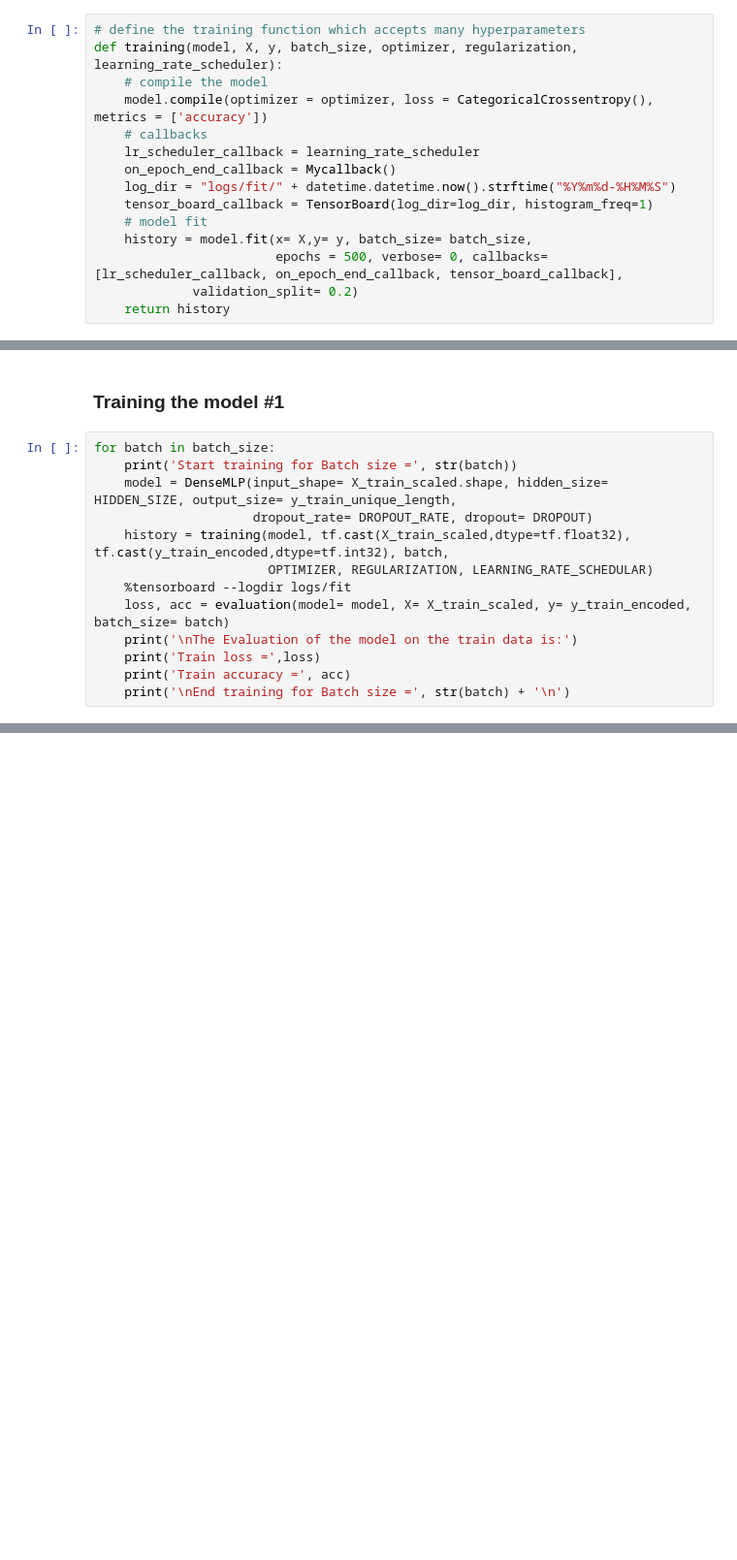
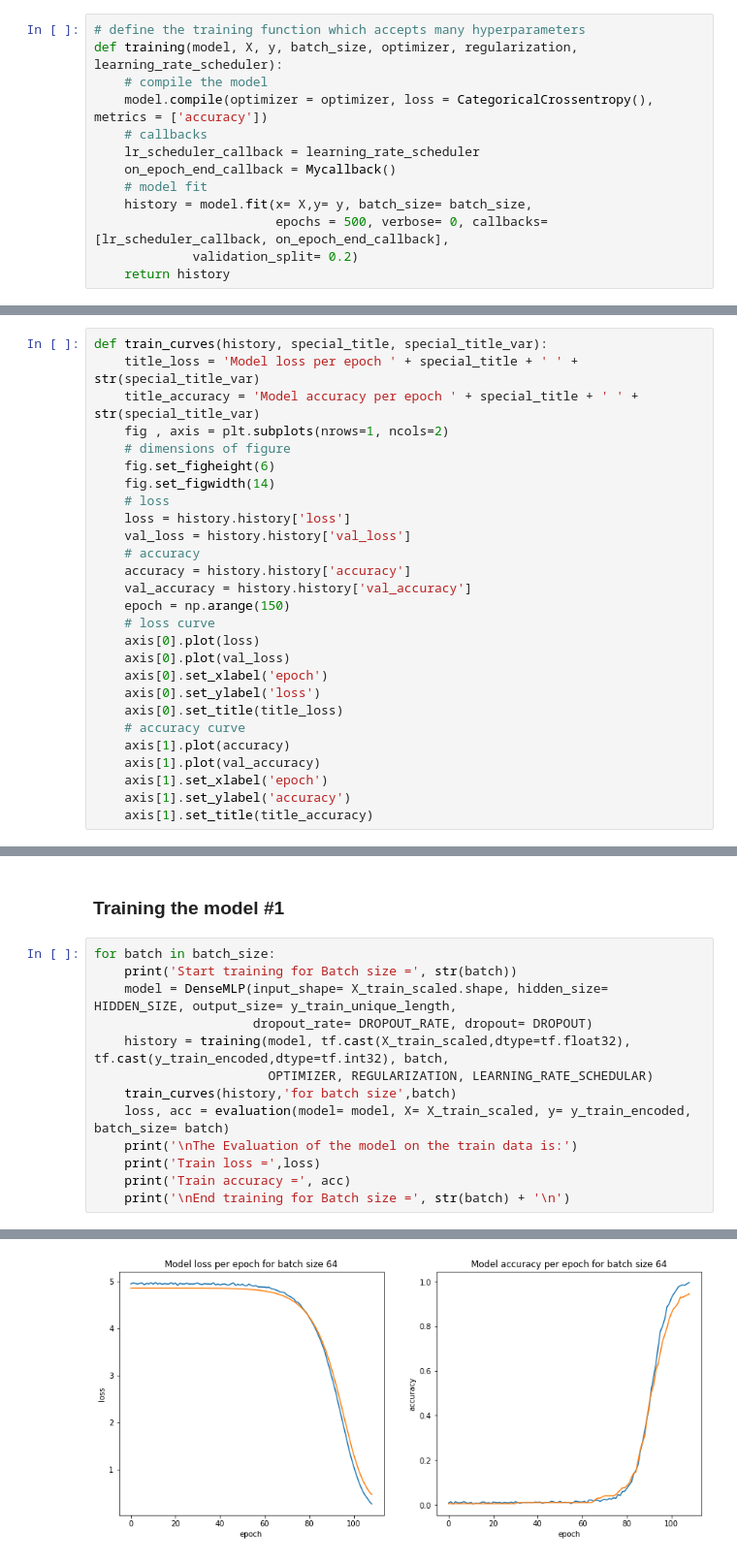
Before and after one commit to mahmodKhaled/Leaf-Classification, a Jupyter notebook: leaf_classification.ipynb, the cells around one changed output, grey strips where cells are left out. Shown at 97% size. Saved outputs shown, nothing was run; the diff lists cells and outputs as text; blank space fills up the shorter version.

Commit message:
replace tensorboard with matplotlib plots

```diff
--- a/leaf_classification.ipynb
+++ b/leaf_classification.ipynb
@@ -475,10 +472,8 @@ def training(model, X, y, batch_size, optimizer, regularization, learning_rate_s
     # callbacks
     lr_scheduler_callback = learning_rate_scheduler
     on_epoch_end_callback = Mycallback()
-    log_dir = "logs/fit/" + datetime.datetime.now().strftime("%Y%m%d-%H%M%S")
-    tensor_board_callback = TensorBoard(log_dir=log_dir, histogram_freq=1)
     # model fit
     history = model.fit(x= X,y= y, batch_size= batch_size,
-                        epochs = 500, verbose= 0, callbacks= [lr_scheduler_callback, on_epoch_end_callback, tensor_board_callback],
+                        epochs = 500, verbose= 0, callbacks= [lr_scheduler_callback, on_epoch_end_callback],
              validation_split= 0.2)
     return history
@@ -492,3 +489,30 @@ def evaluation(model, X, y, batch_size):
+# %%
+def train_curves(history, special_title, special_title_var):
+    title_loss = 'Model loss per epoch ' + special_title + ' ' + str(special_title_var)
+    title_accuracy = 'Model accuracy per epoch ' + special_title + ' ' + str(special_title_var)
+    fig , axis = plt.subplots(nrows=1, ncols=2)
+    # dimensions of figure
+    fig.set_figheight(6)
+    fig.set_figwidth(14)
+    # loss
+    loss = history.history['loss']
+    val_loss = history.history['val_loss']
+    # accuracy
+    accuracy = history.history['accuracy']
+    val_accuracy = history.history['val_accuracy']
+    epoch = np.arange(150)
+    # loss curve
+    axis[0].plot(loss)
+    axis[0].plot(val_loss)
+    axis[0].set_xlabel('epoch')
+    axis[0].set_ylabel('loss')
+    axis[0].set_title(title_loss)
+    # accuracy curve
+    axis[1].plot(accuracy)
+    axis[1].plot(val_accuracy)
+    axis[1].set_xlabel('epoch')
+    axis[1].set_ylabel('accuracy')
+    axis[1].set_title(title_accuracy)
 # %% [markdown]
 ### Hyperparameters settings #1
 # %% [markdown]
@@ -511,7 +535,7 @@ for batch in batch_size:
                      dropout_rate= DROPOUT_RATE, dropout= DROPOUT)
     history = training(model, tf.cast(X_train_scaled,dtype=tf.float32), tf.cast(y_train_encoded,dtype=tf.int32), batch,
                        OPTIMIZER, REGULARIZATION, LEARNING_RATE_SCHEDULAR)
-    %tensorboard --logdir logs/fit
+    train_curves(history,'for batch size',batch)
     loss, acc = evaluation(model= model, X= X_train_scaled, y= y_train_encoded, batch_size= batch)
     print('\nThe Evaluation of the model on the train data is:')
     print('Train loss =',loss)
@@ -552,0 +562 @@ End training for Batch size = 256
+[figure, added]
```
Also changed, not shown: parts of 40 cells of this notebook.
